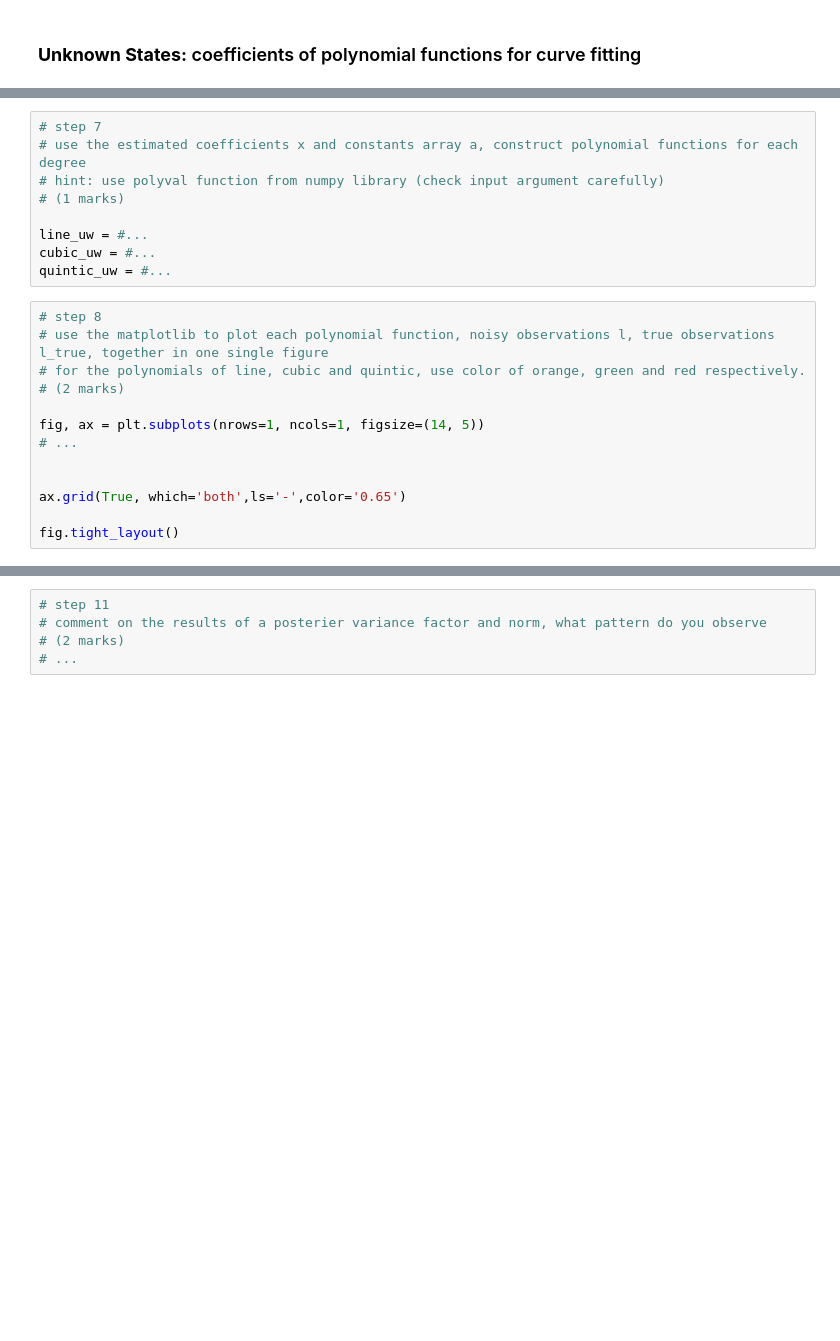
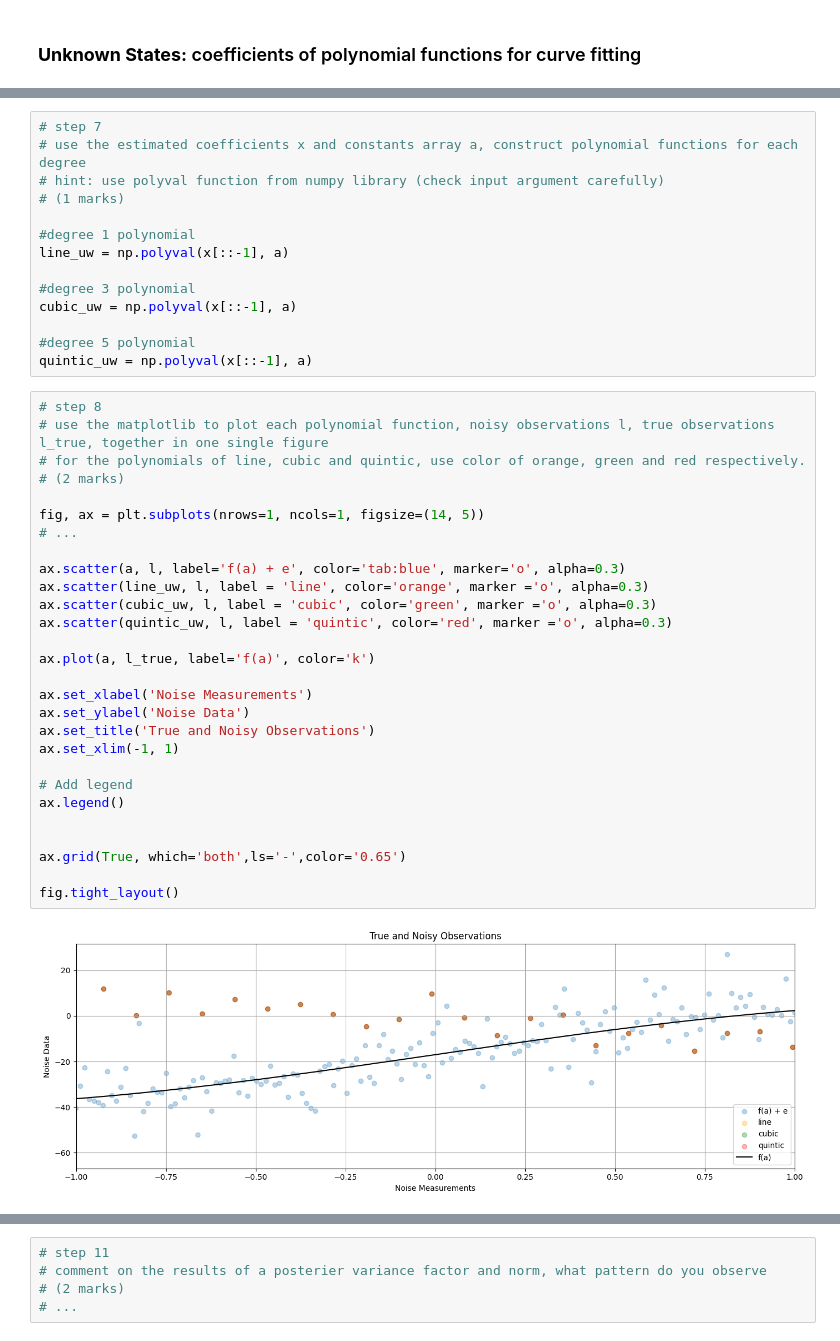
Before and after one commit to Rushad-UCalgary/engg680_2024_fall, a Jupyter notebook: Lab_Assignment2/Assignment2.ipynb, the cells around one changed output, grey strips where cells are left out. Saved outputs shown, nothing was run; the diff lists cells and outputs as text; blank space fills up the shorter version.

```diff
--- a/Lab_Assignment2/Assignment2.ipynb
+++ b/Lab_Assignment2/Assignment2.ipynb
@@ -113,22 +204,44 @@ def fit_polynomial_curve(a: np.ndarray, l: np.ndarray, P: np.ndarray, deg: int)
 # hint: use polyval function from numpy library (check input argument carefully)
 # (1 marks)
 
-line_uw = #...
-cubic_uw = #...
-quintic_uw = #...
+#degree 1 polynomial
+line_uw = np.polyval(x[::-1], a)
+
+#degree 3 polynomial
+cubic_uw = np.polyval(x[::-1], a)
+
+#degree 5 polynomial
+quintic_uw = np.polyval(x[::-1], a)
 # %%
 # step 8
 # use the matplotlib to plot each polynomial function, noisy observations l, true observations l_true, together in one single figure
 # for the polynomials of line, cubic and quintic, use color of orange, green and red respectively.
 # (2 marks)
 
 fig, ax = plt.subplots(nrows=1, ncols=1, figsize=(14, 5))
 # ...
 
+ax.scatter(a, l, label='f(a) + e', color='tab:blue', marker='o', alpha=0.3)
+ax.scatter(line_uw, l, label = 'line', color='orange', marker ='o', alpha=0.3)
+ax.scatter(cubic_uw, l, label = 'cubic', color='green', marker ='o', alpha=0.3)
+ax.scatter(quintic_uw, l, label = 'quintic', color='red', marker ='o', alpha=0.3)
+
+ax.plot(a, l_true, label='f(a)', color='k')
+
+ax.set_xlabel('Noise Measurements')
+ax.set_ylabel('Noise Data')
+ax.set_title('True and Noisy Observations')
+ax.set_xlim(-1, 1)
+
+# Add legend
+ax.legend()
+
 
 ax.grid(True, which='both',ls='-',color='0.65')
 
 fig.tight_layout()
+# %% [output]
+[figure, added]
 # %%
 # step 9
 # print the a posterier variance factor for each polynomial function
```
Also changed, not shown: parts of 11 cells of this notebook, 2 other files.
